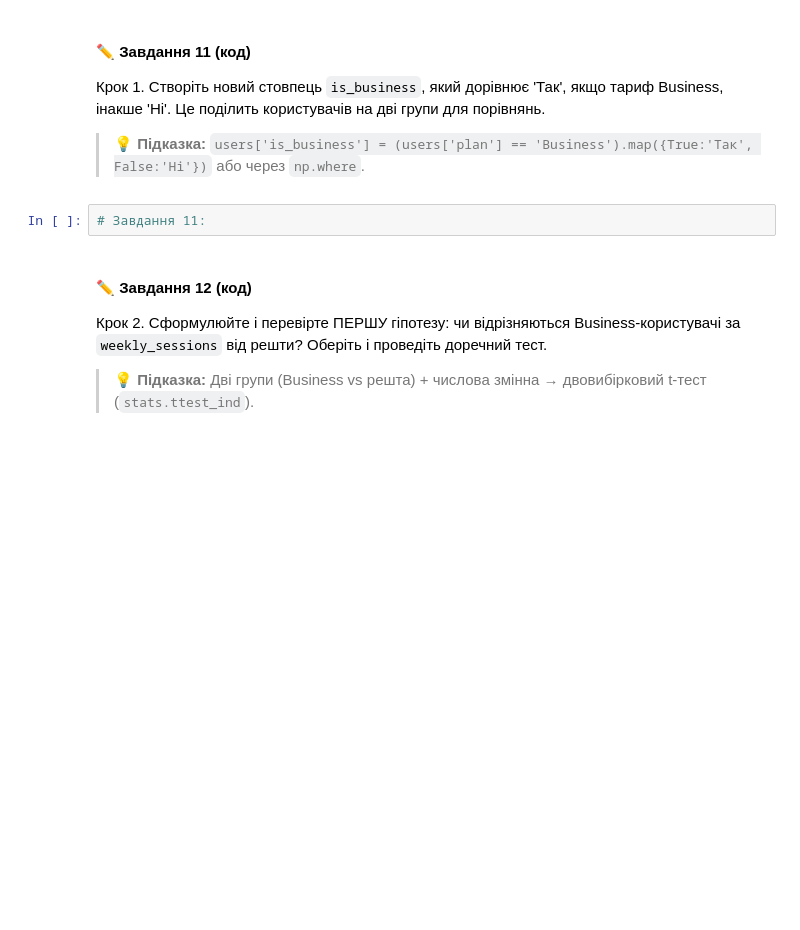
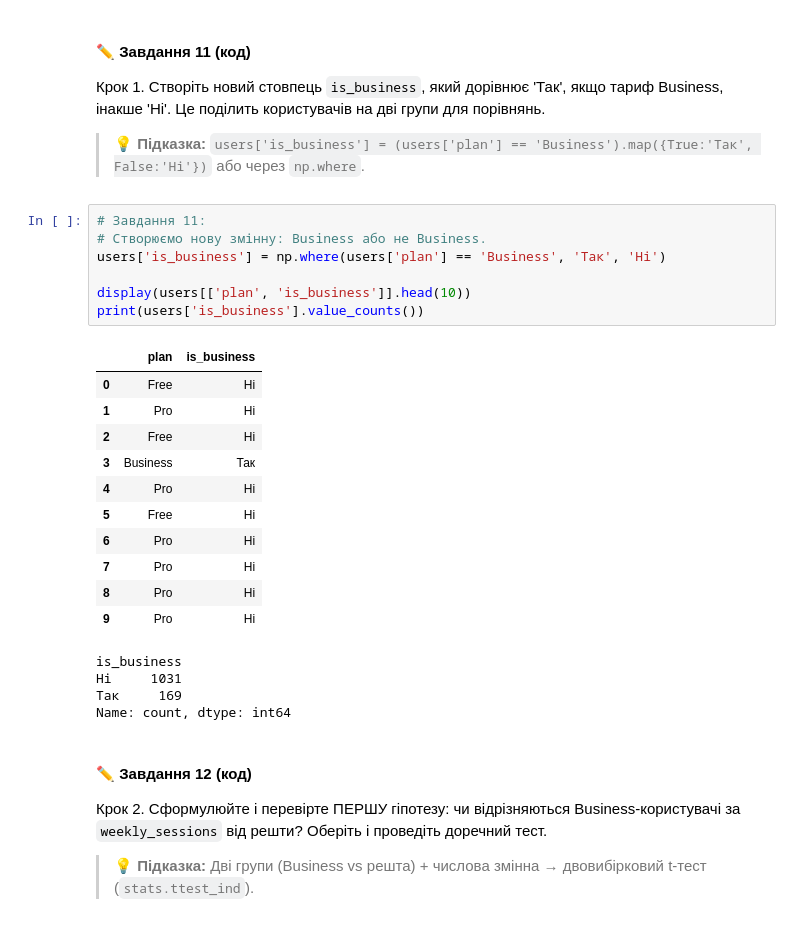
Before and after one commit to DymaStar/DTA_2026, a Jupyter notebook: HW/DS_CW+HW190626"practice_stat_tests_HARDER_ipynb".ipynb, the cells around one changed output. Drawn from its saved outputs; the diff is of its cells as text; blank space fills up the shorter version.

```diff
--- a/HW/DS_CW+HW190626"practice_stat_tests_HARDER_ipynb".ipynb
+++ b/HW/DS_CW+HW190626"practice_stat_tests_HARDER_ipynb".ipynb
@@ -336,8 +679,29 @@ A/B онбординг: (100000, 3)
 Крок 1. Створіть новий стовпець `is_business`, який дорівнює 'Так', якщо тариф Business, інакше 'Ні'. Це поділить користувачів на дві групи для порівнянь.
 
 > 💡 **Підказка:** `users['is_business'] = (users['plan'] == 'Business').map({True:'Так', False:'Ні'})` або через `np.where`.
-# %%
-# Завдання 11:
+# %%
+# Завдання 11:
+# Створюємо нову змінну: Business або не Business.
+users['is_business'] = np.where(users['plan'] == 'Business', 'Так', 'Ні')
+
+display(users[['plan', 'is_business']].head(10))
+print(users['is_business'].value_counts())
+# %% [output]
+|  | plan | is_business |
+| 0 | Free | Ні |
+| 1 | Pro | Ні |
+| 2 | Free | Ні |
+| 3 | Business | Так |
+| 4 | Pro | Ні |
+| 5 | Free | Ні |
+| 6 | Pro | Ні |
+| 7 | Pro | Ні |
+| 8 | Pro | Ні |
+| 9 | Pro | Ні |
+is_business
+Ні     1031
+Так     169
+Name: count, dtype: int64
 # %% [markdown]
 #### ✏️ Завдання 12 (код)
 
```
Also changed, not shown: parts of 54 cells of this notebook.
